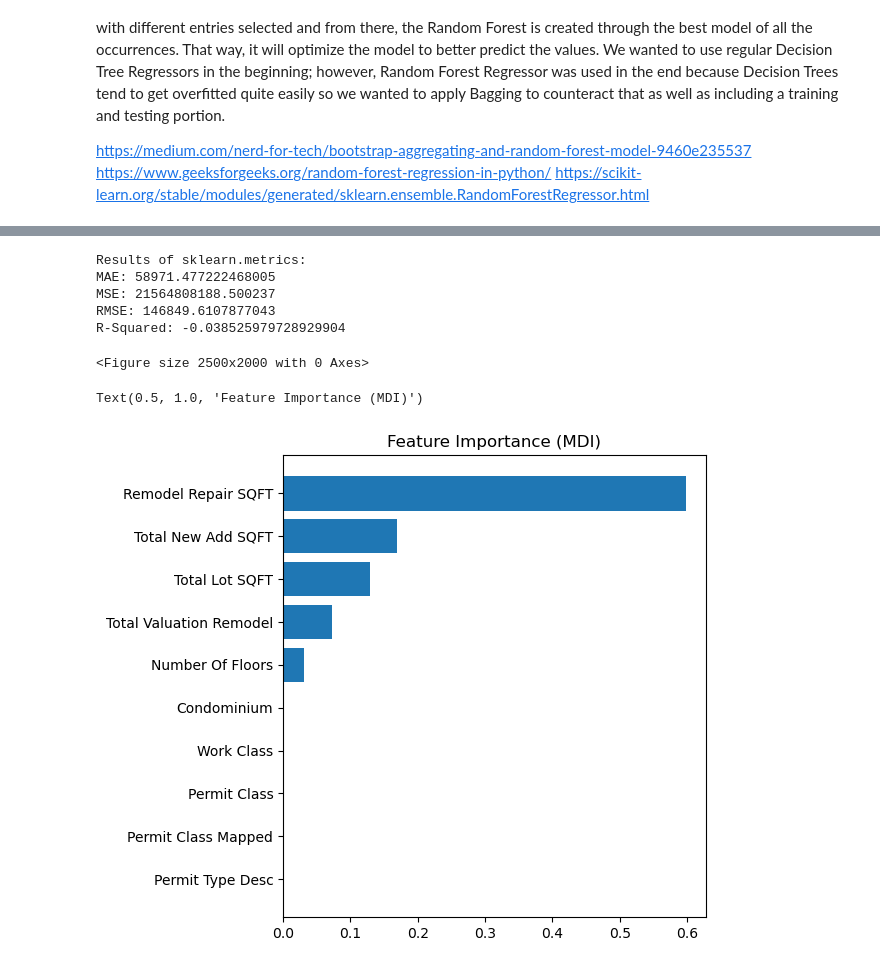
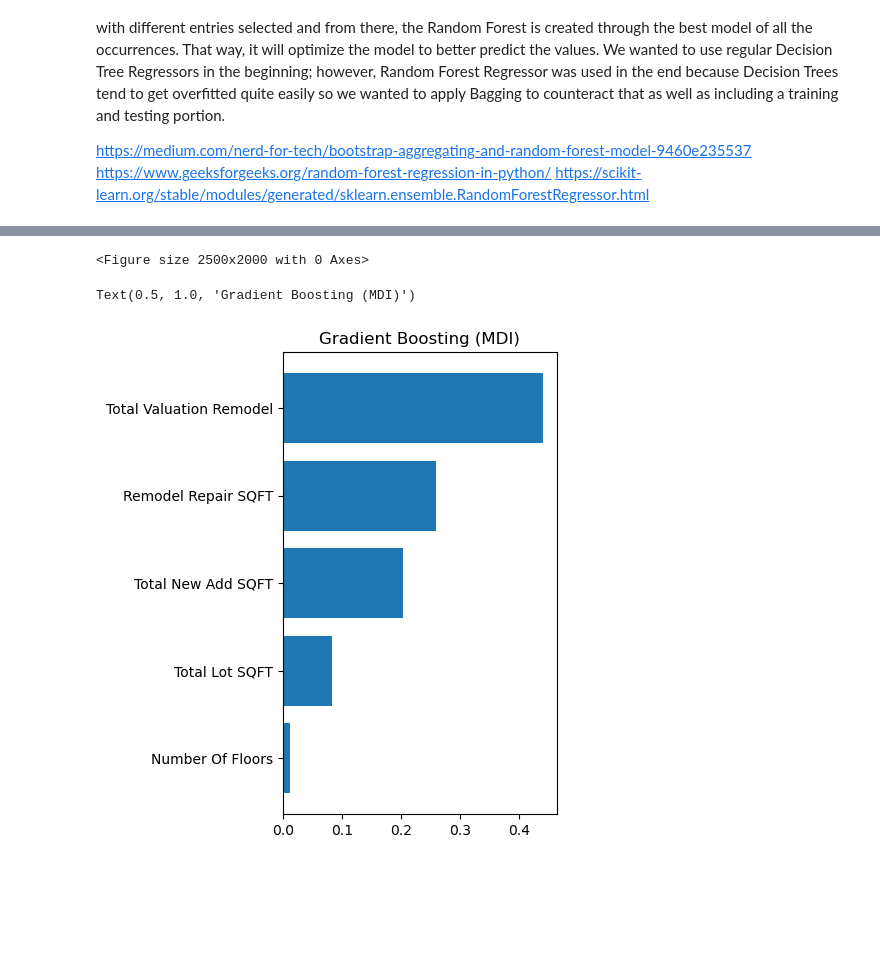
Before and after one commit to Josephslee99/CSE4-587Project, a Jupyter notebook: phase2David.ipynb, the cells around one changed output, grey strips where cells are left out. Drawn from its saved outputs; the diff is of its cells as text; code cells hidden in the pictures; blank space fills up the shorter version.

```diff
--- a/phase2David.ipynb
+++ b/phase2David.ipynb
@@ -40,3 +55,10 @@ data_columns_for_pca.drop(columns='Total Job Valuation', inplace=True)
 
 
 X_train_dt, X_test_dt, y_train_dt, y_test_dt = train_test_split(data_columns_for_pca, data_target, test_size=0.8, train_size=0.2, random_state=None)
+# %%
+dt_max5 = DecisionTreeRegressor(max_depth=4)
+dt_max5.fit(X_train_dt, y_train_dt)
+
+y_dt_max5 = dt_max5.predict(X_test_dt)
+plt.figure(figsize=(25,20))
+tree.plot_tree(dt_max5)
@@ -43,4 +103,4 @@ X_train_dt, X_test_dt, y_train_dt, y_test_dt = train_test_split(data_columns_for
 # %%
-rf_regression = RandomForestRegressor(n_estimators= 15, bootstrap=True, max_depth=5)
+rf_regression = RandomForestRegressor(bootstrap=True, max_depth=5, criterion="squared_error")
 rf_regression.fit(X_train_dt, y_train_dt)
 # %% [output]
@@ -89,7 +136,0 @@ R-Squared: 0.05560549019102601
-# %%
-dt_max4 = DecisionTreeRegressor(max_depth=4)
-dt_max4.fit(X_train_dt, y_train_dt)
-
-y_dt_max4 = dt_max4.predict(X_test_dt)
-plt.figure(figsize=(25,20))
-tree.plot_tree(dt_max4)
@@ -145,5 +149,5 @@ Text(0.5, 1.0, 'Feature Importance (MDI)')
 # %%
-gb_max = GradientBoostingRegressor()
+gb_max = GradientBoostingRegressor(criterion="squared_error")
 gb_max.fit(X_train_dt, y_train_dt)
 
 y_gb_max = gb_max.predict(X_test_dt)
@@ -153,31 +157,20 @@ mae_gb = metrics.mean_absolute_error(y_test_dt, y_gb_max)
 mse_gb = metrics.mean_squared_error(y_test_dt, y_gb_max)
 rmse_gb = np.sqrt(mse_gb) # or mse**(0.5)
 r2_gb = metrics.r2_score(y_test_dt,y_gb_max)
-
-print("Results of sklearn.metrics:")
-print("MAE:",mae_gb)
-print("MSE:", mse_gb)
-print("RMSE:", rmse_gb)
-print("R-Squared:", r2_gb)
 # %% [output]
-Results of sklearn.metrics:
-MAE: 58971.477222468005
-MSE: 21564808188.500237
-RMSE: 146849.6107877043
-R-Squared: -0.038525979728929904
+<Figure size 2500x2000 with 0 Axes>
-<Figure size 2500x2000 with 0 Axes>
 # %%
 feature_importance = gb_max.feature_importances_
 sorted_idx = np.argsort(feature_importance)
 pos = np.arange(sorted_idx.shape[0]) + 0.5
 fig = plt.figure(figsize=(12, 6))
-plt.subplot(1, 2, 1)
+plt.subplot(1, 3, 1)
 plt.barh(pos, feature_importance[sorted_idx], align="center")
 plt.yticks(pos, np.array(data_columns_for_pca.columns)[sorted_idx])
-plt.title("Feature Importance (MDI)")
+plt.title("Gradient Boosting (MDI)")
 
 # This figure is representing the features of importance to the
 # %% [output]
-Text(0.5, 1.0, 'Feature Importance (MDI)')
+Text(0.5, 1.0, 'Gradient Boosting (MDI)')
-[figure, old version]
+[figure, new version]
 # %%
```
Also changed, not shown: parts of 14 cells of this notebook, 6 other files.
